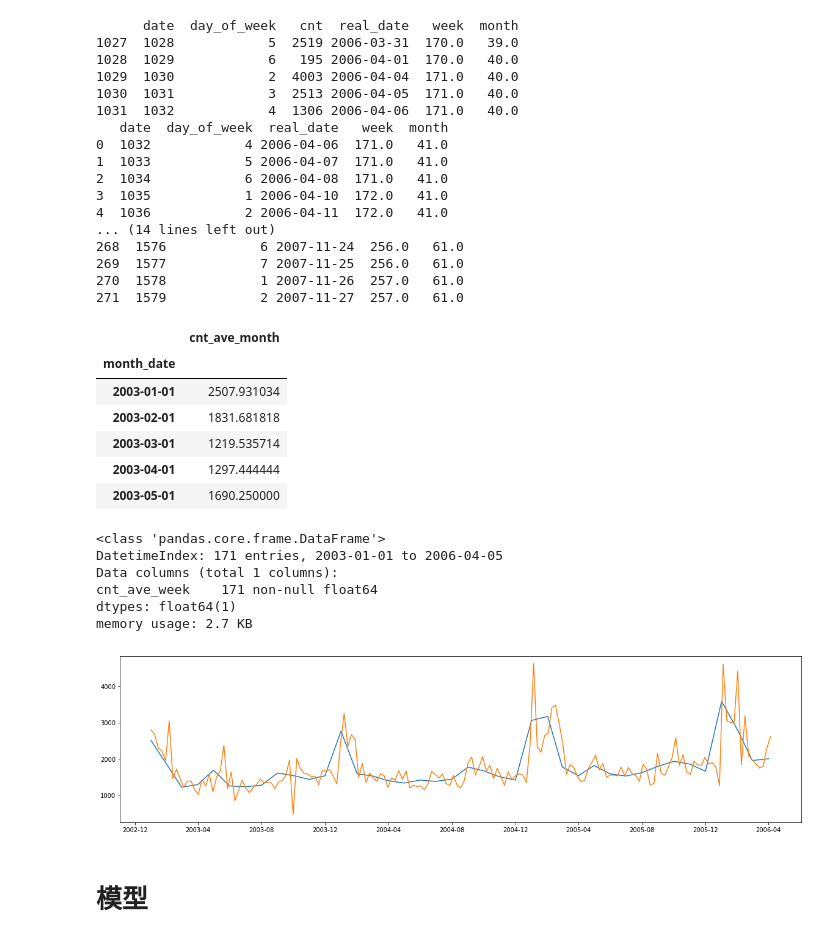
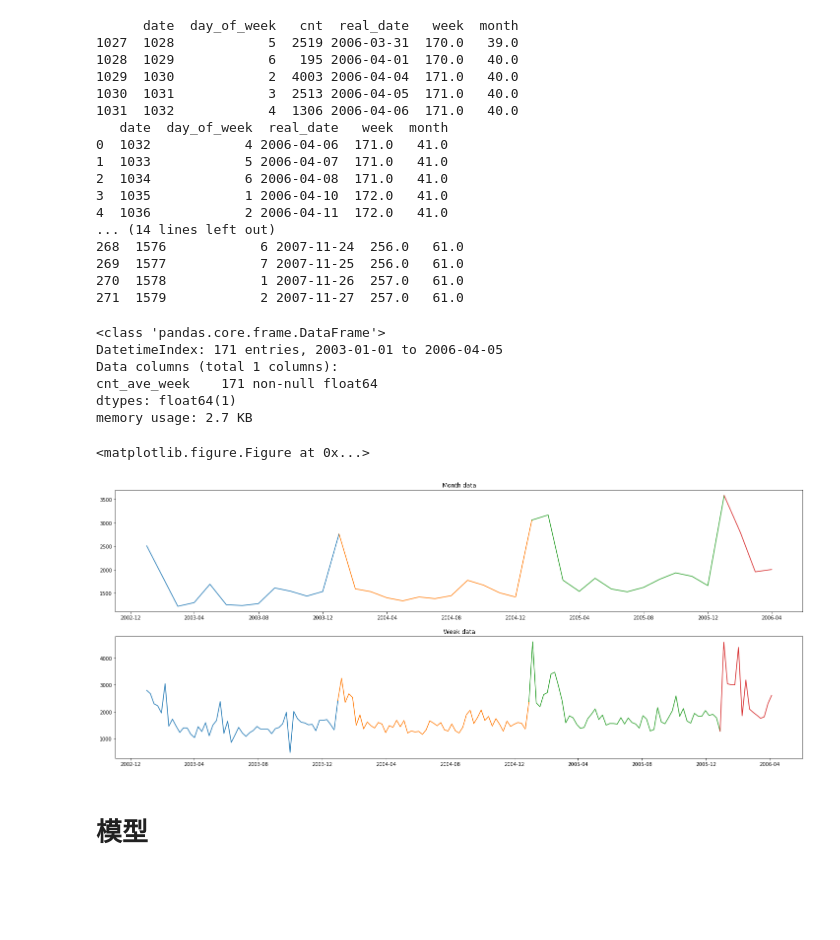
Before and after one commit to EchanHe/yancheng, a Jupyter notebook: data_manipulation.ipynb, the cells around one changed output. Cells and saved outputs as stored; diff of their text form; code cells hidden in the pictures; blank space fills up the shorter version.

```diff
--- a/data_manipulation.ipynb
+++ b/data_manipulation.ipynb
@@ -265,29 +268,35 @@ test_a_weekly=add_week_date(test_a_by_date,start_date=data_train_weekly.index.ma
 
 data_train_monthly=add_month_date(train_by_date)
 data_train_monthly.head()
+
+#写入 weekly和 monthly的数据
+data_train_monthly.to_csv("input/data_train_monthly.csv")
+data_train_weekly.to_csv("input/data_train_weekly.csv")
-# %% [output]
-|  | cnt_ave_month |
-| month_date |  |
-| 2003-01-01 | 2507.931034 |
-| 2003-02-01 | 1831.681818 |
-| 2003-03-01 | 1219.535714 |
-| 2003-04-01 | 1297.444444 |
-| 2003-05-01 | 1690.250000 |
-# %%
-plt.figure(figsize=(20,5))
-plt.plot(data_train_monthly['cnt_ave_month'])
-plt.plot(data_train_weekly['cnt_ave_week'])
-data_train_weekly.info()
-data_train_monthly.to_csv("input/data_train_monthly.csv")
-data_train_weekly.to_csv("input/data_train_weekly.csv")
-# %% [output]
-<class 'pandas.core.frame.DataFrame'>
-DatetimeIndex: 171 entries, 2003-01-01 to 2006-04-05
-Data columns (total 1 columns):
-cnt_ave_week    171 non-null float64
-dtypes: float64(1)
-memory usage: 2.7 KB
-[figure, removed]
+# %%
+plt.figure(1)
+plt.figure(figsize=(25,10))
+plt.subplot(211)
+plt.title("Month data")
+plt.plot(data_train_monthly['cnt_ave_month'][:13])
+plt.plot(data_train_monthly['cnt_ave_month'][12:25])
+plt.plot(data_train_monthly['cnt_ave_month'][24:37])
+plt.plot(data_train_monthly['cnt_ave_month'][36:])
+plt.subplot(212)
+plt.title("Week data")
+plt.plot(data_train_weekly['cnt_ave_week'][:53])
+plt.plot(data_train_weekly['cnt_ave_week'][52:105])
+plt.plot(data_train_weekly['cnt_ave_week'][104:157])
+plt.plot(data_train_weekly['cnt_ave_week'][156:])
+data_train_weekly.info()
+# %% [output]
+<class 'pandas.core.frame.DataFrame'>
+DatetimeIndex: 171 entries, 2003-01-01 to 2006-04-05
+Data columns (total 1 columns):
+cnt_ave_week    171 non-null float64
+dtypes: float64(1)
+memory usage: 2.7 KB
+<matplotlib.figure.Figure at 0x...>
+[figure, added]
 # %% [markdown]
 # 模型
 # %%
```
Also changed, not shown: parts of 9 cells of this notebook, 1 other file.
